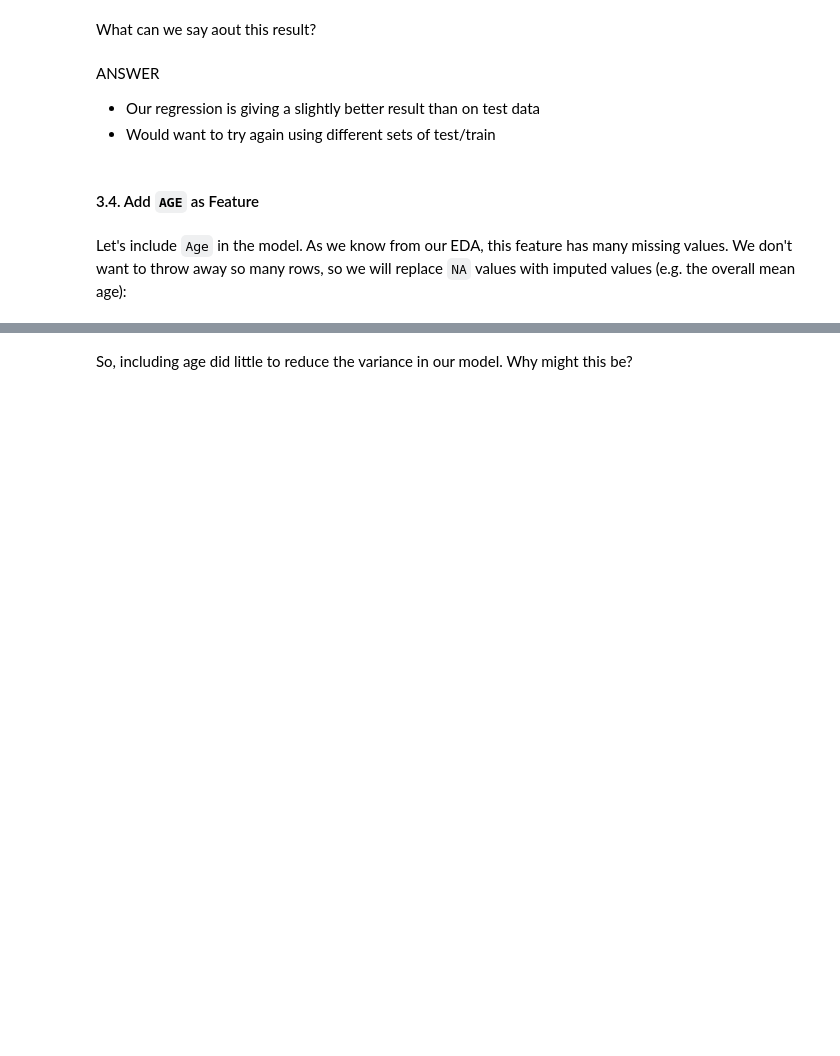
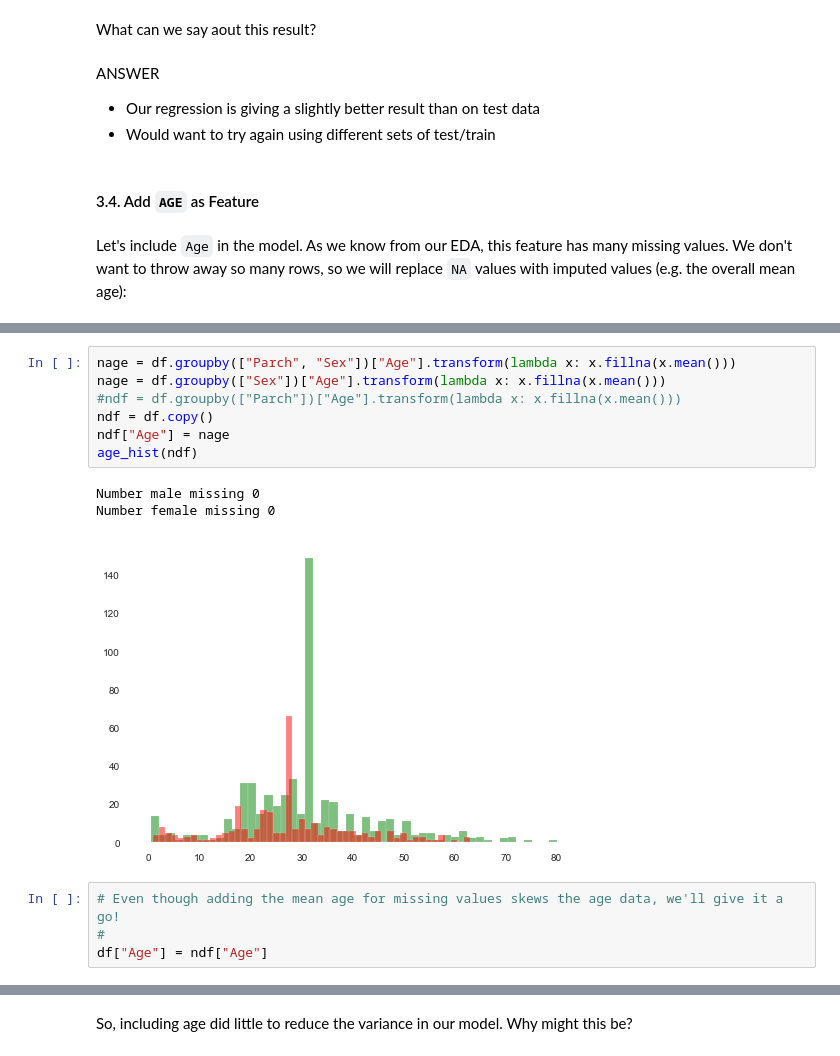
Before and after one commit to MirunaSuresh/Jun23cohortDataScienceAndAI, a Jupyter notebook: Brian/module 5/IOD_Lab_5_1.ipynb, the cells around one changed output, grey strips where cells are left out. Cells and saved outputs as stored; diff of their text form; blank space fills up the shorter version.

```diff
--- a/Brian/module 5/IOD_Lab_5_1.ipynb
+++ b/Brian/module 5/IOD_Lab_5_1.ipynb
@@ -274,3 +303,18 @@ Let's include `Age` in the model. As we know from our EDA, this feature has many
+# %%
+nage = df.groupby(["Parch", "Sex"])["Age"].transform(lambda x: x.fillna(x.mean()))
+nage = df.groupby(["Sex"])["Age"].transform(lambda x: x.fillna(x.mean()))
+#ndf = df.groupby(["Parch"])["Age"].transform(lambda x: x.fillna(x.mean()))
+ndf = df.copy()
+ndf["Age"] = nage
+age_hist(ndf)
+# %% [output]
+Number male missing 0
+Number female missing 0
+[figure, added]
+# %%
+# Even though adding the mean age for missing values skews the age data, we'll give it a go!
+#
+df["Age"] = ndf["Age"]
 # %%
 # Build Model
 feature_cols = ['Pclass', 'Parch', 'Age']
```
Also changed, not shown: parts of 41 cells of this notebook.
